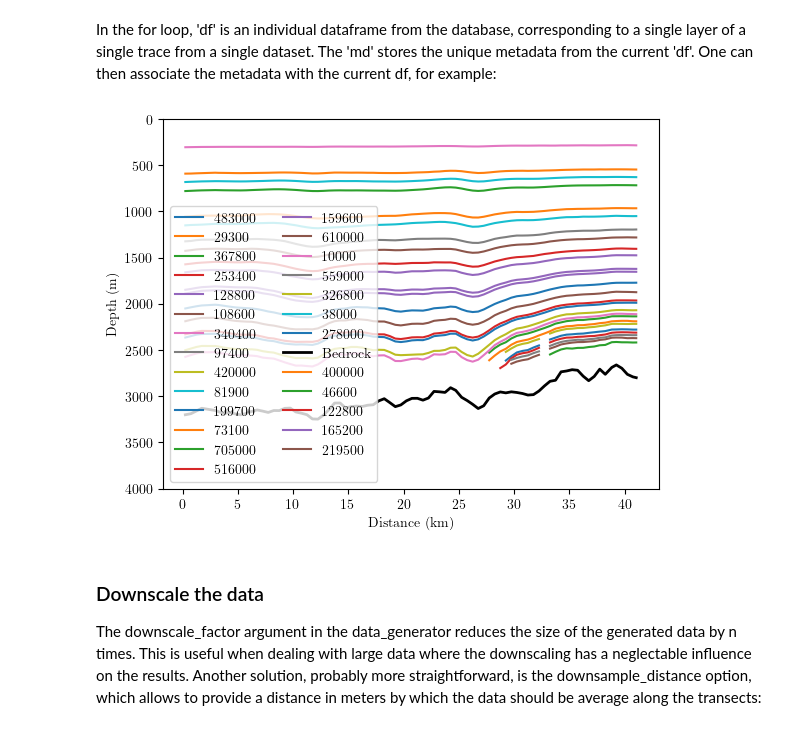
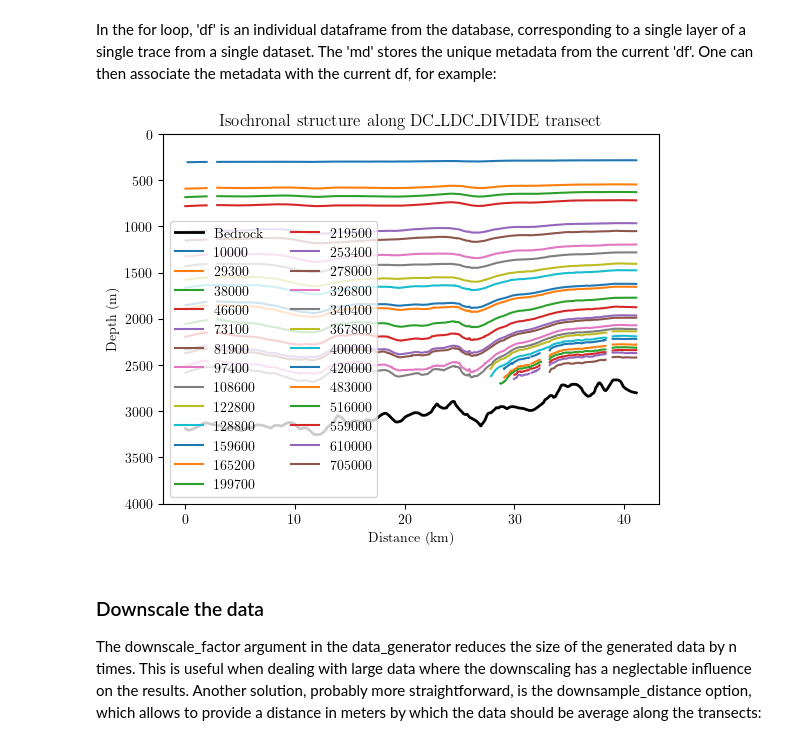
Before and after one commit to antoinehermant/anta_database, a Jupyter notebook: example.ipynb, the cells around one changed output. Cells and saved outputs as stored; diff of their text form; code cells hidden in the pictures.

```diff
--- a/example.ipynb
+++ b/example.ipynb
@@ -116,24 +117,26 @@ In the for loop, 'df' is an individual dataframe from the database, correspondin
 # %%
 results = database.query(author='Cavitte_2020', trace_id='DC_LDC_DIVIDE')
 lazy_dfs = database.data_generator(results)
 
 import matplotlib.pyplot as plt
+# from matplotlib import rc
+# rc('font', **{'family': 'serif', 'serif': ['Computer Modern']})
+# rc('text', usetex=True) # Do you use latex?
 
 for df, md in lazy_dfs:
-    if md['age'] in ['SurfElev', 'BedElev']:
-        pass
-    elif md['age'] == 'IceThk':
-        plt.plot(df.distance/1000, df[md['age']], linewidth=2, color='k', label='Bedrock')
-    else:
+    if md['age'] is not None:
         plt.plot(df.distance/1000, df[md['age']], label=md['age'])
+    if md['var'] == 'IceThk':
+        plt.plot(df.distance/1000, df['IceThk'], linewidth=2, color='k', label='Bedrock')
 
 plt.legend(ncol=2)
 plt.xlabel('Distance (km)')
 plt.ylabel('Depth (m)')
 plt.ylim(4000, 0)
+plt.title('Isochronal structure along DC_LDC_DIVIDE transect')
 plt.show()
 # %% [output]
-[figure, old version]
+[figure, new version]
 # %% [markdown]
 ### Downscale the data
 
```
Also changed, not shown: parts of 1 cell of this notebook, 3 other files.
